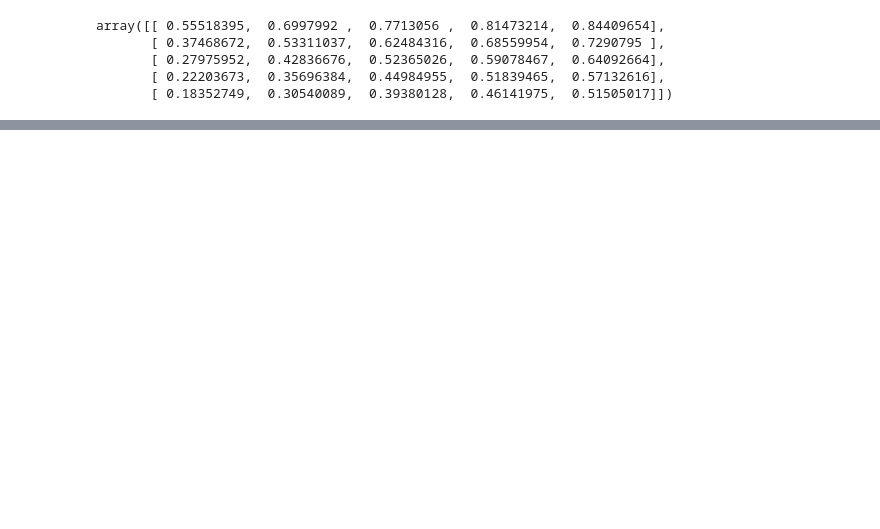
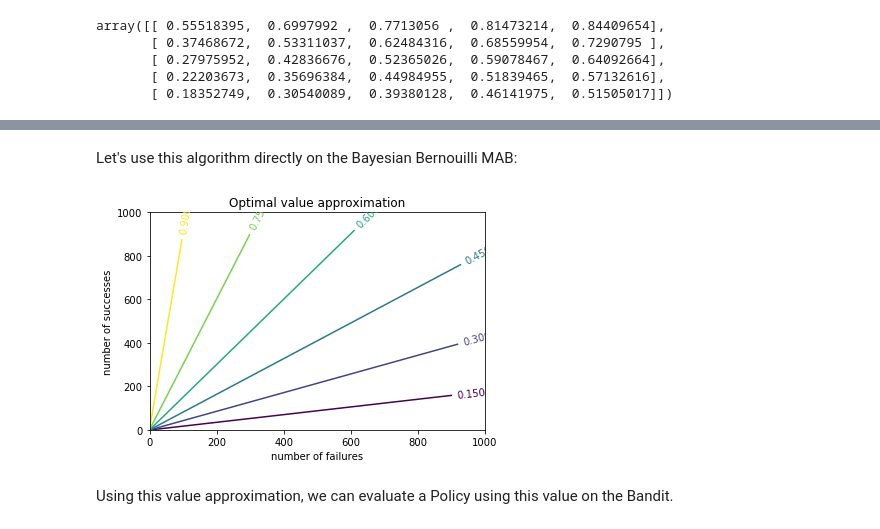
Before and after one commit to NaasCraft/OnlineLearning2018, a Jupyter notebook: Tests.ipynb, the cells around one changed output, grey strips where cells are left out. Saved outputs shown, nothing was run; the diff lists cells and outputs as text; code cells hidden in the pictures; blank space fills up the shorter version.

Commit message:
Added ValueIteration algorithm in tests notebook

```diff
--- a/Tests.ipynb
+++ b/Tests.ipynb
@@ -361,0 +592,2 @@ array([[ 0.55518395,  0.6997992 ,  0.7713056 ,  0.81473214,  0.84409654],
+# %% [markdown]
+Let's use this algorithm directly on the Bayesian Bernouilli MAB:
@@ -361,0 +629,28 @@ array([[ 0.55518395,  0.6997992 ,  0.7713056 ,  0.81473214,  0.84409654],
+# %%
+VI = ValueIteration((n_steps, n_steps),
+    transition=transition_gen,
+    expected_reward=expected_reward,
+    n_actions=1
+)
+# %%
+values = VI.run()
+# %%
+x, y = np.arange(n_steps), np.arange(n_steps)
+X, Y = np.meshgrid(x, y)
+# %%
+%matplotlib inline
+plt.figure()
+
+CS = plt.contour(X, Y, values)
+
+plt.clabel(CS, inline=1, fontsize=10)
+
+plt.ylabel('number of successes')
+plt.xlabel('number of failures')
+plt.title('Optimal value approximation')
+
+plt.show()
+# %% [output]
+[figure, added]
+# %% [markdown]
+Using this value approximation, we can evaluate a Policy using this value on the Bandit.
```
Also changed, not shown: parts of 17 cells of this notebook.
